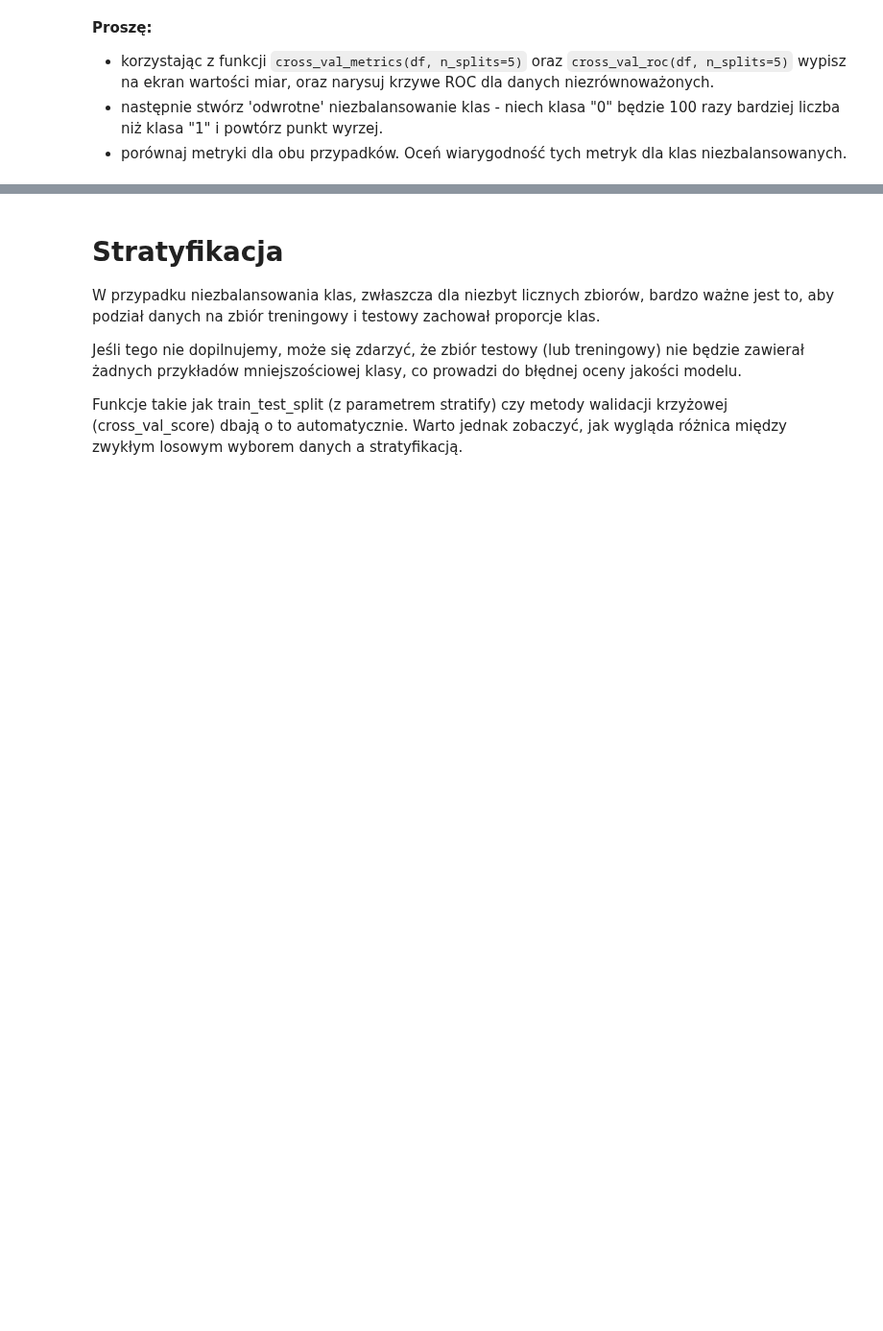
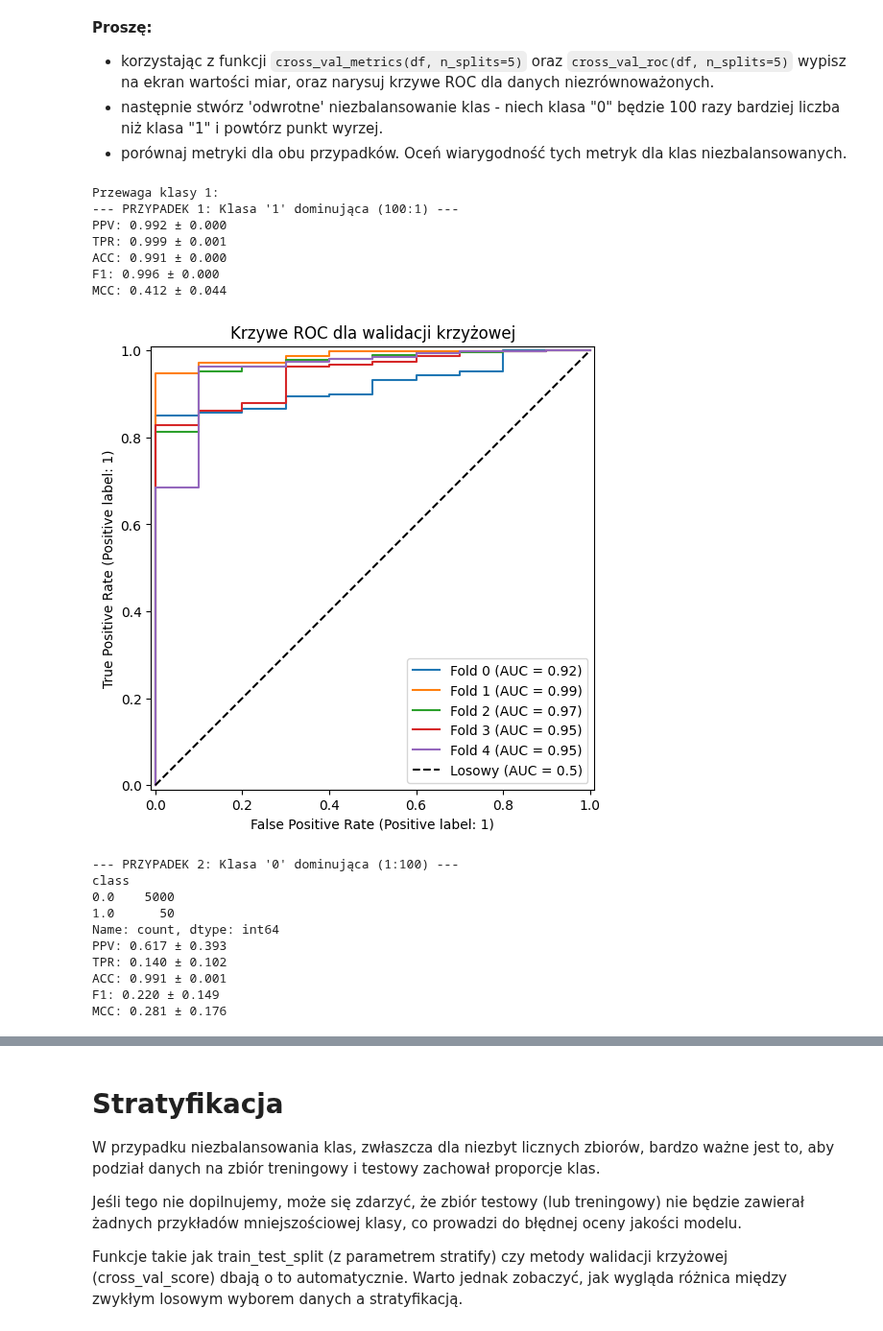
Before and after one commit to js-DigitalSurfer/ML, a Jupyter notebook: 04_Miary_jakosci.ipynb, the cells around one changed output, grey strips where cells are left out. Shown at 96% size. Saved outputs shown, nothing was run; the diff lists cells and outputs as text; code cells hidden in the pictures; blank space fills up the shorter version.

```diff
--- a/04_Miary_jakosci.ipynb
+++ b/04_Miary_jakosci.ipynb
@@ -533,0 +532,23 @@ stwórz nowy obiekt DataFrame z danych dla klas "0" i "1", ale dobierz próbkowa
+# %%
+# 1. Konwersja początkowych macierzy NumPy na obiekty DataFrame
+df_class_0 = pd.DataFrame(class_0_data, columns=['x', 'y', 'class'])
+df_class_1 = pd.DataFrame(class_1_data, columns=['x', 'y', 'class'])
+
+# 2. Dobieramy próbkowanie: klasa 1 zachowuje wszystkie próbki,
+# a dla klasy 0 wyliczamy liczbę próbek tak, by była 100 razy mniejsza (5000 / 100 = 50)
+n_class_1 = len(df_class_1)
+n_class_0 = n_class_1 // 100
+
+# Losujemy 50 próbek z klasy 0 bez powtórzeń
+df_class_0_sampled = df_class_0.sample(n=n_class_0, random_state=42)
+
+# 3. Tworzymy nowy sumaryczny obiekt DataFrame z połączonych klas
+df_imbalanced = pd.concat([df_class_0_sampled, df_class_1], ignore_index=True)
+
+# 4. Tasujemy zbiór danych, aby wiersze klas 0 i 1 były wymieszane
+df_imbalanced = df_imbalanced.sample(frac=1, random_state=42).reset_index(drop=True)
+
+# Weryfikacja liczebności klas w nowym zbiorze
+print("Rozkład klas w nowym zbiorze danych:")
+print(df_imbalanced['class'].value_counts())
+print("\nPełny kształt nowego zbiorwa danych:", df_imbalanced.shape)
@@ -553,0 +590,41 @@ pass
+# %%
+print("Przewaga klasy 1:")
+
+print("--- PRZYPADEK 1: Klasa '1' dominująca (100:1) ---")
+# df_imbalanced zdefiniowane w poprzednim kroku
+metrics_case_1 = cross_val_metrics(df_imbalanced, n_splits=5)
+cross_val_roc(df_imbalanced, n_splits=5)
+
+print("\n--- PRZYPADEK 2: Klasa '0' dominująca (1:100) ---")
+
+# Odwracamy próbkowanie: bierzemy całą klasę 0 (5000), a z klasy 1 losujemy tylko 50
+df_class_1_sampled = df_class_1.sample(n=50, random_state=42)
+df_inverse_imbalanced = pd.concat([df_class_0, df_class_1_sampled], ignore_index=True)
+df_inverse_imbalanced = df_inverse_imbalanced.sample(frac=1, random_state=42).reset_index(drop=True)
+
+# Weryfikacja
+print(df_inverse_imbalanced['class'].value_counts())
+
+# Metryki i ROC
+metrics_case_2 = cross_val_metrics(df_inverse_imbalanced, n_splits=5)
+cross_val_roc(df_inverse_imbalanced, n_splits=5)
+pass
+# %% [output]
+Przewaga klasy 1:
+--- PRZYPADEK 1: Klasa '1' dominująca (100:1) ---
+PPV: 0.992 ± 0.000
+TPR: 0.999 ± 0.001
+ACC: 0.991 ± 0.000
+F1: 0.996 ± 0.000
+MCC: 0.412 ± 0.044
+[figure, added]
+--- PRZYPADEK 2: Klasa '0' dominująca (1:100) ---
+class
+0.0    5000
+1.0      50
+Name: count, dtype: int64
+PPV: 0.617 ± 0.393
+TPR: 0.140 ± 0.102
+ACC: 0.991 ± 0.001
+F1: 0.220 ± 0.149
+MCC: 0.281 ± 0.176
```
Also changed, not shown: parts of 22 cells of this notebook.
